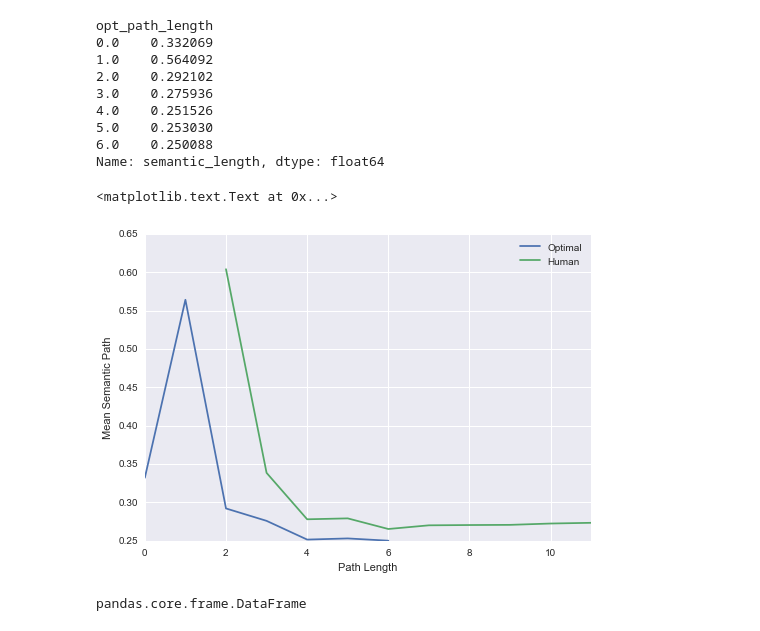
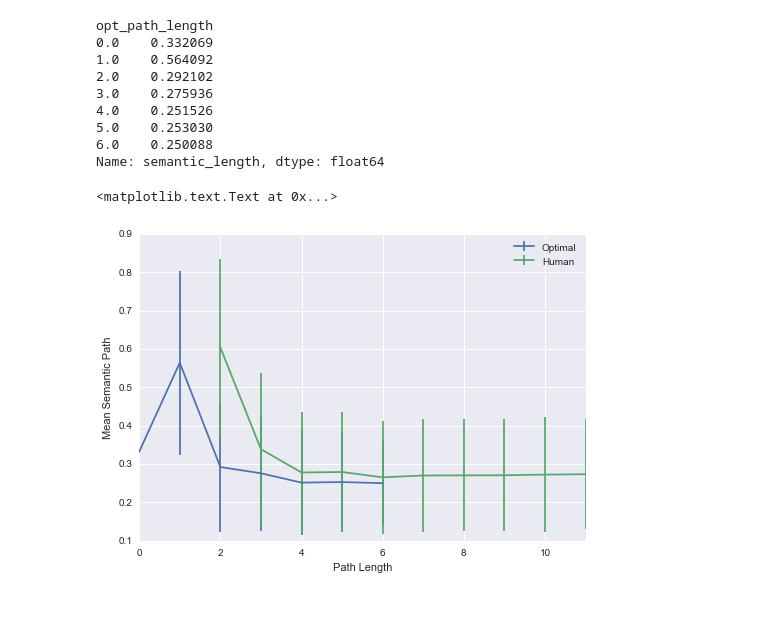
Before and after one commit to tomersolomon/msd_finalproject, a Jupyter notebook: analysis/lsa.ipynb, the cells around one changed output. Cells and saved outputs as stored; diff of their text form; code cells hidden in the pictures.

```diff
--- a/analysis/lsa.ipynb
+++ b/analysis/lsa.ipynb
@@ -400,18 +400,14 @@ Name: semantic_length, dtype: float64
 # %%
 fig, ax = plt.subplots()
 
-new_data.groupby(['opt_path_length']).mean()['semantic_length'].plot(label='Optimal')
-new_data.groupby(['pathlength']).mean()['semantic_length'][0:10].plot(label='Human')
+new_data.groupby(['opt_path_length']).mean()['semantic_length'].plot(label='Optimal',yerr=new_data.groupby(['opt_path_length']).std()['semantic_length'])
 
+new_data.groupby(['pathlength']).mean()['semantic_length'][0:10].plot(label='Human',yerr= new_data.groupby(['pathlength']).std()['semantic_length'][0:10])
 handles, labels = ax.get_legend_handles_labels()
 ax.legend(handles, labels)
 
 ax.set_xlabel('Path Length')
 ax.set_ylabel('Mean Semantic Path')
 # %% [output]
 <matplotlib.text.Text at 0x...>
-[figure, old version]
+[figure, new version]
-# %%
-type(final_data)
-# %% [output]
-pandas.core.frame.DataFrame
```
